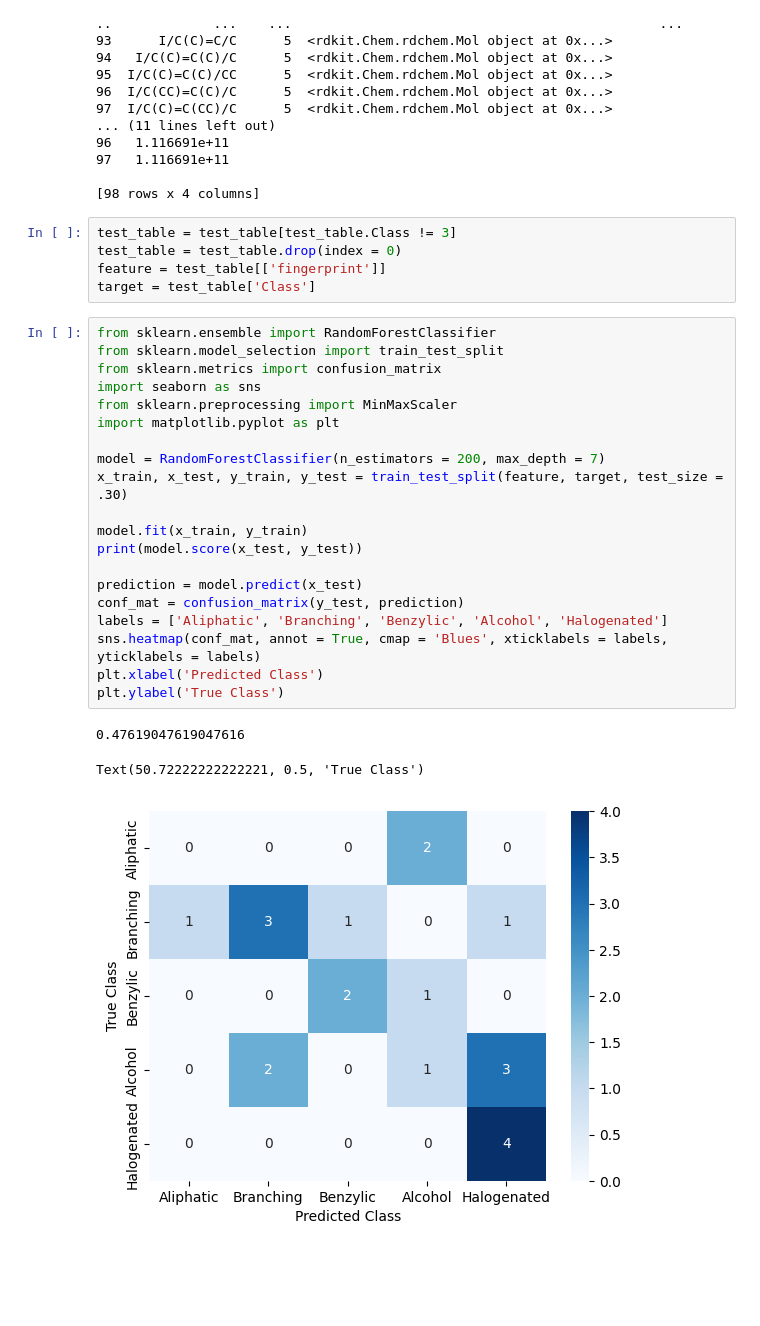
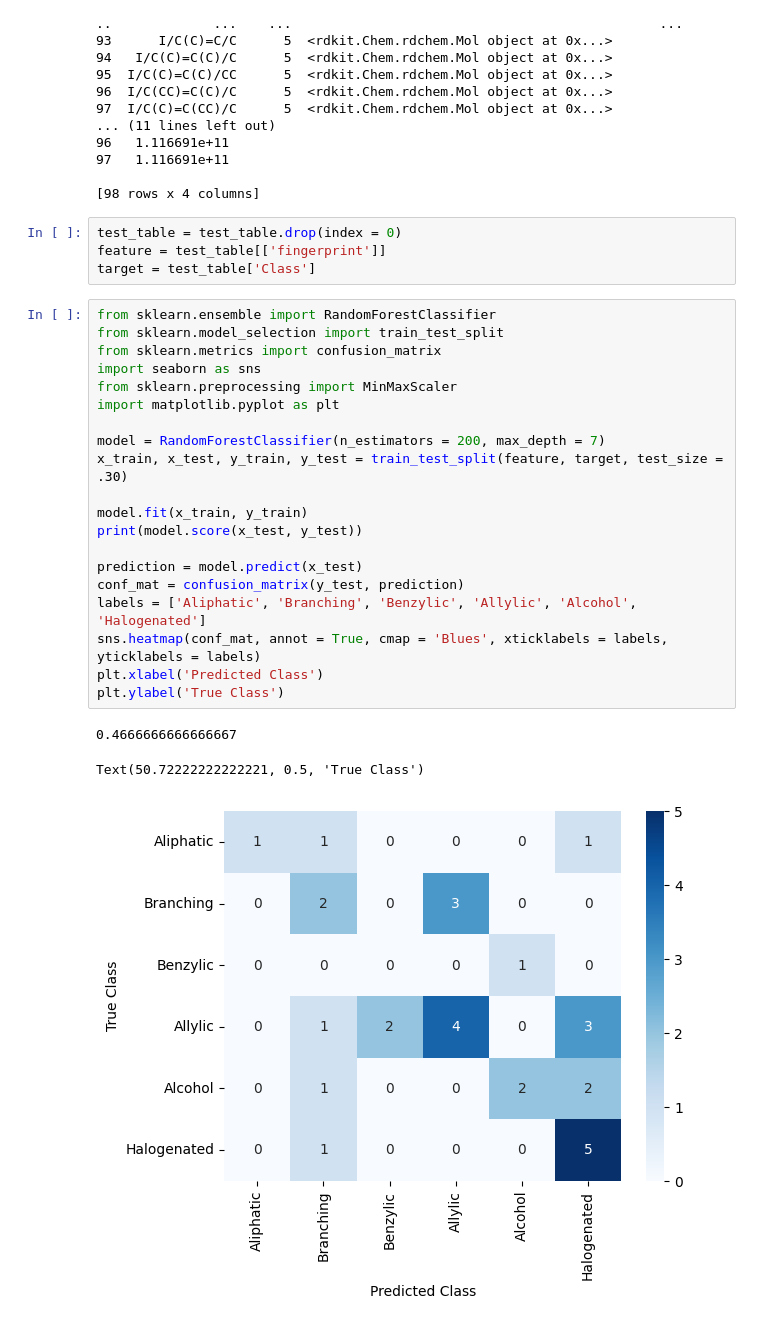
Before and after one commit to liam-haas/CLPS0950_FinalProject, a Jupyter notebook: FinalProject.ipynb, the cells around one changed output. Saved outputs shown, nothing was run; the diff lists cells and outputs as text; blank space fills up the shorter version.

```diff
--- a/FinalProject.ipynb
+++ b/FinalProject.ipynb
@@ -111,34 +111,33 @@ test_table
 
 [98 rows x 4 columns]
 # %%
-test_table = test_table[test_table.Class != 3]
 test_table = test_table.drop(index = 0)
 feature = test_table[['fingerprint']]
 target = test_table['Class']
 # %%
 from sklearn.ensemble import RandomForestClassifier
 from sklearn.model_selection import train_test_split
 from sklearn.metrics import confusion_matrix
 import seaborn as sns
 from sklearn.preprocessing import MinMaxScaler
 import matplotlib.pyplot as plt
 
 model = RandomForestClassifier(n_estimators = 200, max_depth = 7)
 x_train, x_test, y_train, y_test = train_test_split(feature, target, test_size = .30)
 
 model.fit(x_train, y_train)
 print(model.score(x_test, y_test))
 
 prediction = model.predict(x_test)
 conf_mat = confusion_matrix(y_test, prediction)
-labels = ['Aliphatic', 'Branching', 'Benzylic', 'Alcohol', 'Halogenated']
+labels = ['Aliphatic', 'Branching', 'Benzylic', 'Allylic', 'Alcohol', 'Halogenated']
 sns.heatmap(conf_mat, annot = True, cmap = 'Blues', xticklabels = labels, yticklabels = labels)
 plt.xlabel('Predicted Class')
 plt.ylabel('True Class')
 # %% [output]
-0.47619047619047616
+0.4666666666666667
 Text(50.72222222222221, 0.5, 'True Class')
-[figure, old version]
+[figure, new version]
 # %%
 from sklearn.model_selection import cross_val_score, ShuffleSplit
 
```
Also changed, not shown: parts of 10 cells of this notebook.
